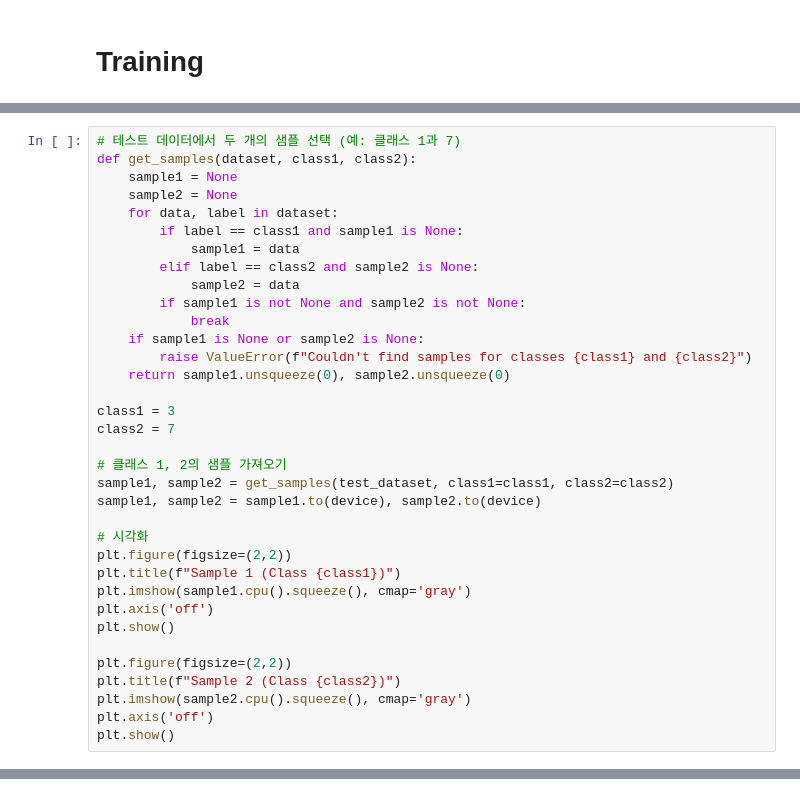
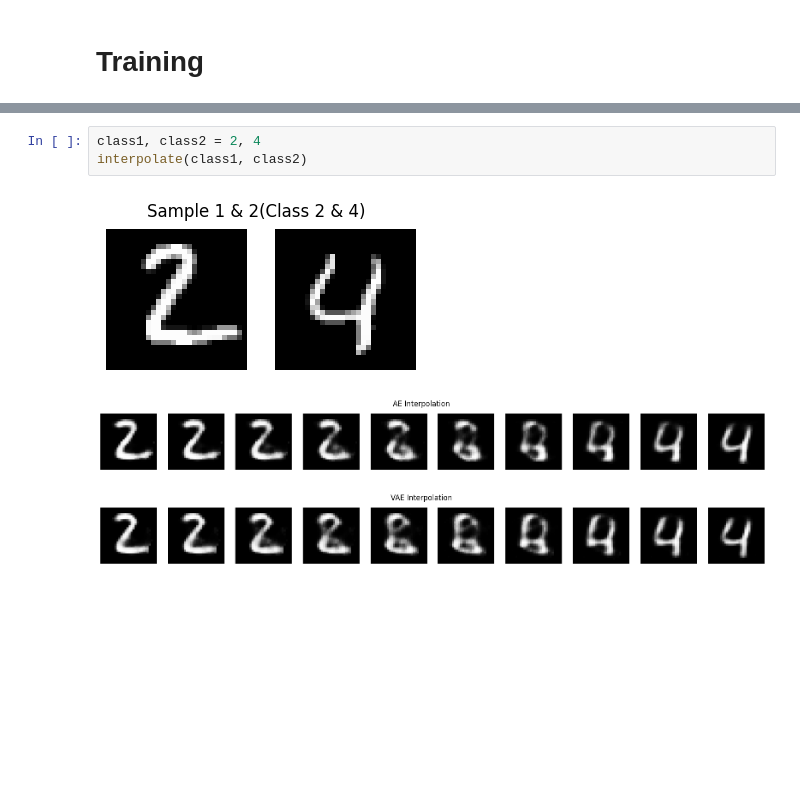
Before and after one commit to abcd-EGH/DL-pytorch, a Jupyter notebook: VAE/AE_VAE.ipynb, the cells around one changed output, grey strips where cells are left out. Cells and saved outputs as stored; diff of their text form; blank space fills up the shorter version.

```diff
--- a/VAE/AE_VAE.ipynb
+++ b/VAE/AE_VAE.ipynb
@@ -193,35 +223,0 @@ VAE Epoch [20/20], Loss: 34.2073, Recon: 23.5708, KL: 10.6365
-# %%
-# 테스트 데이터에서 두 개의 샘플 선택 (예: 클래스 1과 7)
-def get_samples(dataset, class1, class2):
-    sample1 = None
-    sample2 = None
-    for data, label in dataset:
-        if label == class1 and sample1 is None:
-            sample1 = data
-        elif label == class2 and sample2 is None:
-            sample2 = data
-        if sample1 is not None and sample2 is not None:
-            break
-    if sample1 is None or sample2 is None:
-        raise ValueError(f"Couldn't find samples for classes {class1} and {class2}")
-    return sample1.unsqueeze(0), sample2.unsqueeze(0)
-
-class1 = 3
-class2 = 7
-
-# 클래스 1, 2의 샘플 가져오기
-sample1, sample2 = get_samples(test_dataset, class1=class1, class2=class2)
-sample1, sample2 = sample1.to(device), sample2.to(device)
-
-# 시각화
-plt.figure(figsize=(2,2))
-plt.title(f"Sample 1 (Class {class1})")
-plt.imshow(sample1.cpu().squeeze(), cmap='gray')
-plt.axis('off')
-plt.show()
-
-plt.figure(figsize=(2,2))
-plt.title(f"Sample 2 (Class {class2})")
-plt.imshow(sample2.cpu().squeeze(), cmap='gray')
-plt.axis('off')
-plt.show()
@@ -299,0 +302,7 @@ interp_vae shape before decoder: torch.Size([5, 20])
+# %%
+class1, class2 = 2, 4
+interpolate(class1, class2)
+# %% [output]
+[figure, added]
+[figure, added]
+[figure, added]
```
Also changed, not shown: parts of 7 cells of this notebook.
